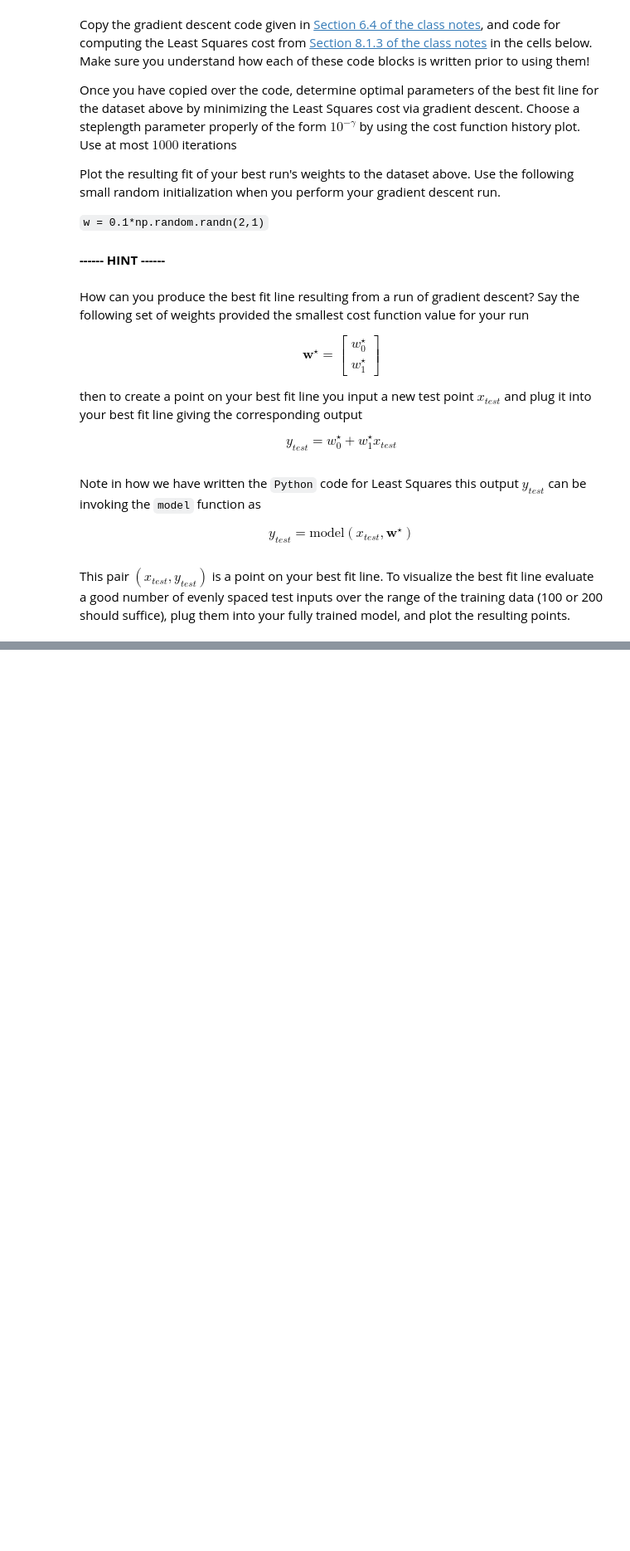
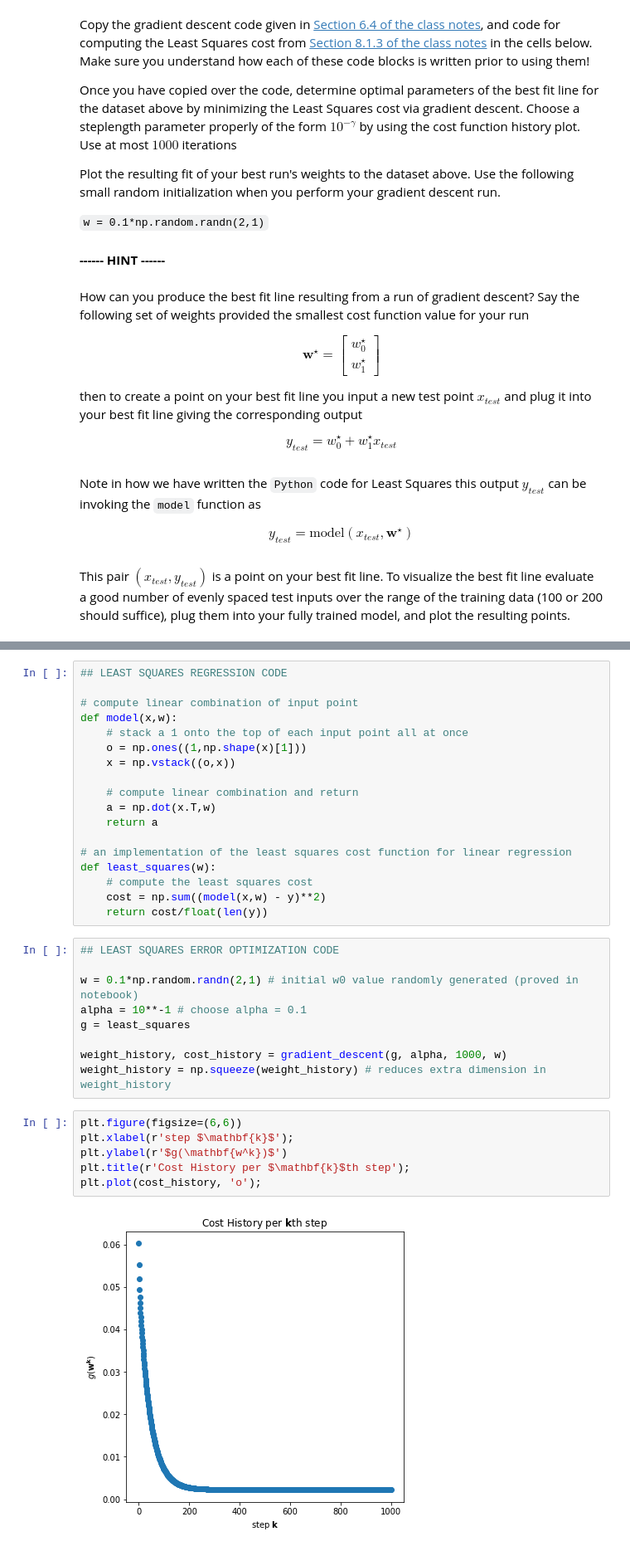
Before and after one commit to adai2017/dlhomework, a Jupyter notebook: DL_hw_1/deep_learning_hw1_exercise_3.ipynb, the cells around one changed output, grey strips where cells are left out. Shown at 83% size. Drawn from its saved outputs; the diff is of its cells as text; blank space fills up the shorter version.

```diff
--- a/DL_hw_1/deep_learning_hw1_exercise_3.ipynb
+++ b/DL_hw_1/deep_learning_hw1_exercise_3.ipynb
@@ -111,3 +111,38 @@ def gradient_descent(g,alpha_choice,max_its,w):
     # via the Automatic Differentiatoor)
     cost_history.append(g(w))
     return weight_history,cost_history
+# %%
+## LEAST SQUARES REGRESSION CODE
+
+# compute linear combination of input point
+def model(x,w):
+    # stack a 1 onto the top of each input point all at once
+    o = np.ones((1,np.shape(x)[1]))
+    x = np.vstack((o,x))
+
+    # compute linear combination and return
+    a = np.dot(x.T,w)
+    return a
+
+# an implementation of the least squares cost function for linear regression
+def least_squares(w):
+    # compute the least squares cost
+    cost = np.sum((model(x,w) - y)**2)
+    return cost/float(len(y))
+# %%
+## LEAST SQUARES ERROR OPTIMIZATION CODE
+
+w = 0.1*np.random.randn(2,1) # initial w0 value randomly generated (proved in notebook)
+alpha = 10**-1 # choose alpha = 0.1
+g = least_squares
+
+weight_history, cost_history = gradient_descent(g, alpha, 1000, w)
+weight_history = np.squeeze(weight_history) # reduces extra dimension in weight_history
+# %%
+plt.figure(figsize=(6,6))
+plt.xlabel(r'step $\mathbf{k}$');
+plt.ylabel(r'$g(\mathbf{w^k})$')
+plt.title(r'Cost History per $\mathbf{k}$th step');
+plt.plot(cost_history, 'o');
+# %% [output]
+[figure, added]
```
Also changed, not shown: parts of 4 cells of this notebook.
